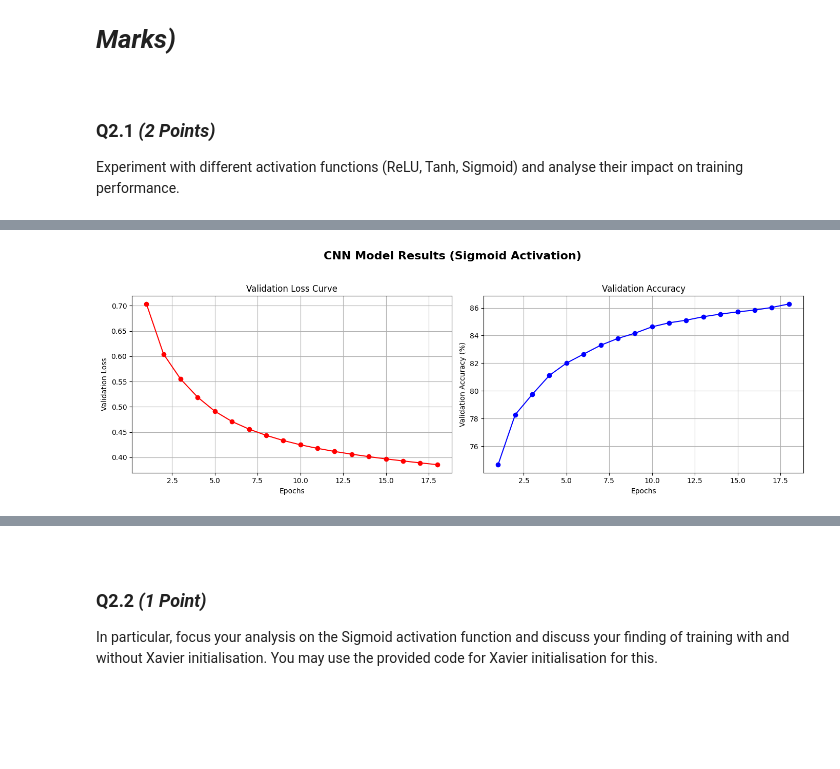
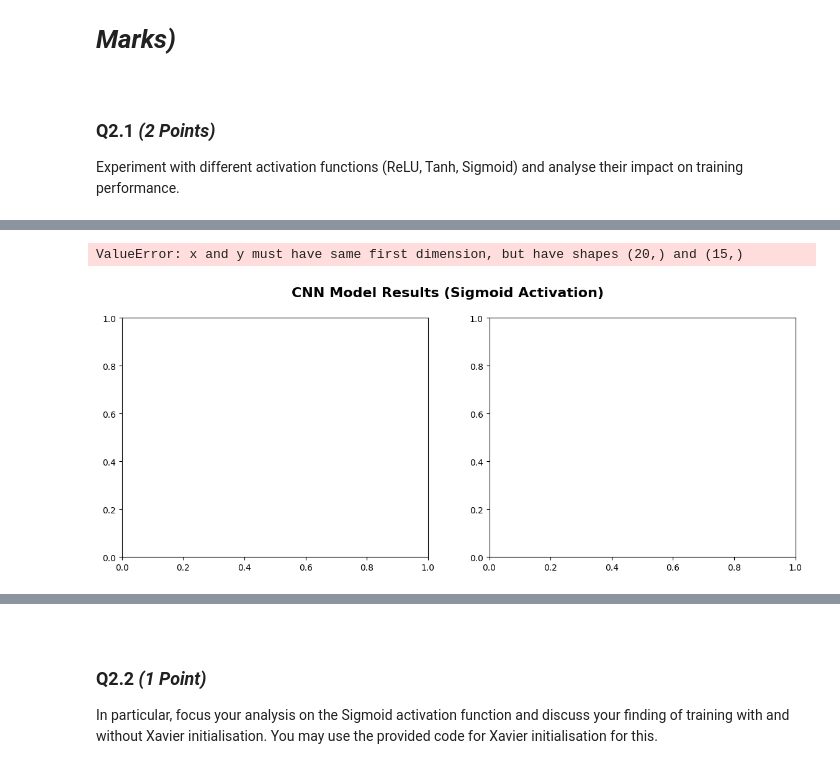
Before and after one commit to busatmd021/COMPUTER-VISION, a Jupyter notebook: Assignment3.ipynb, the cells around one changed output, grey strips where cells are left out. Cells and saved outputs as stored; diff of their text form; code cells hidden in the pictures; blank space fills up the shorter version.

```diff
--- a/Assignment3.ipynb
+++ b/Assignment3.ipynb
@@ -746,14 +712,14 @@ class ConvActivation(nn.Module):
         super(ConvActivation, self).__init__()
         self.conv1 = nn.Conv2d(1, 16, 3, 1, padding=1, bias=True)
         self.conv2 = nn.Conv2d(16, 32, 3, 1, padding=1, bias=True)
-        self.linear = nn.Linear(32*7*7, 20, bias=True)
+        self.linear = nn.Linear(32*7*7, 10, bias=True)
         self.pool = nn.MaxPool2d(2,2)
         self.activation_function = activation_function
 
     # Define the Forward Pass Function
     def forward(self, x):
-        x1 = self.activation_function(self.pool(self.conv1(x)))  # Now 28x28 → 14x14
-        x2 = self.activation_function(self.pool(self.conv2(x1))) # 14x14 → 7x7
+        x1 = self.pool(self.activation_function(self.conv1(x)))  # Now 28x28 → 14x14
+        x2 = self.pool(self.activation_function(self.conv2(x1))) # 14x14 → 7x7
         x3 = self.linear(x2.view(x2.size(0), -1))
         return x3
 # %%
@@ -837,7 +803,7 @@ print("Using {} device".format(device))
 model = ConvActivation(activation_function=nn.Sigmoid()).to(device)
 
 # Train the Model for Learning Rate = 0.1
-val_loss, val_accuracy, grad_loss_sigmoid = train_model(model, train_dataloader, test_dataloader, epochs = 18, lr = 0.1)
+val_loss, val_accuracy, grad_loss_sigmoid = train_model(model, train_dataloader, test_dataloader, epochs = 20, lr = 0.1)
 # %% [output]
 Using cpu device
 Epoch 1
@@ -858,9 +824,10 @@ Test Error:
 Done!
 # %%
 # Display the Loss Curve & Accuracy
-display_loss_accuracy("CNN Model Results (Sigmoid Activation)", val_loss, val_accuracy, epochs=18)
+display_loss_accuracy("CNN Model Results (Sigmoid Activation)", val_loss, val_accuracy, epochs=20)
 # %% [output]
+ValueError: x and y must have same first dimension, but have shapes (20,) and (15,)
-[figure, old version]
+[figure, new version]
 # %% [markdown]
 To enhance the performance of the convolutional neural network (CNN) used in part 1.7, activation functions were implemented between the convolution and pooling layers. The model now consists of two convolutional layers, each followed by an activation layer and a max-pooling operation, before passing through a fully connected linear layer. This structure was chosen for its balance between model complexity and interpretability, especially given the nature of the dataset. The first convolutional layer captures low-level features such as edges, while the second layer builds on these to detect more abstract patterns. By applying a padding of one in the convolutional layers, the spatial dimensions of the input are preserved, which helps retain information near the borders. Bias terms were included in each layer to increase the flexibility of the learned transformations, and the max-pooling operations serve to reduce the spatial resolution, encourage translational invariance, and decrease computational load.
 
```
Also changed, not shown: parts of 13 cells of this notebook.
